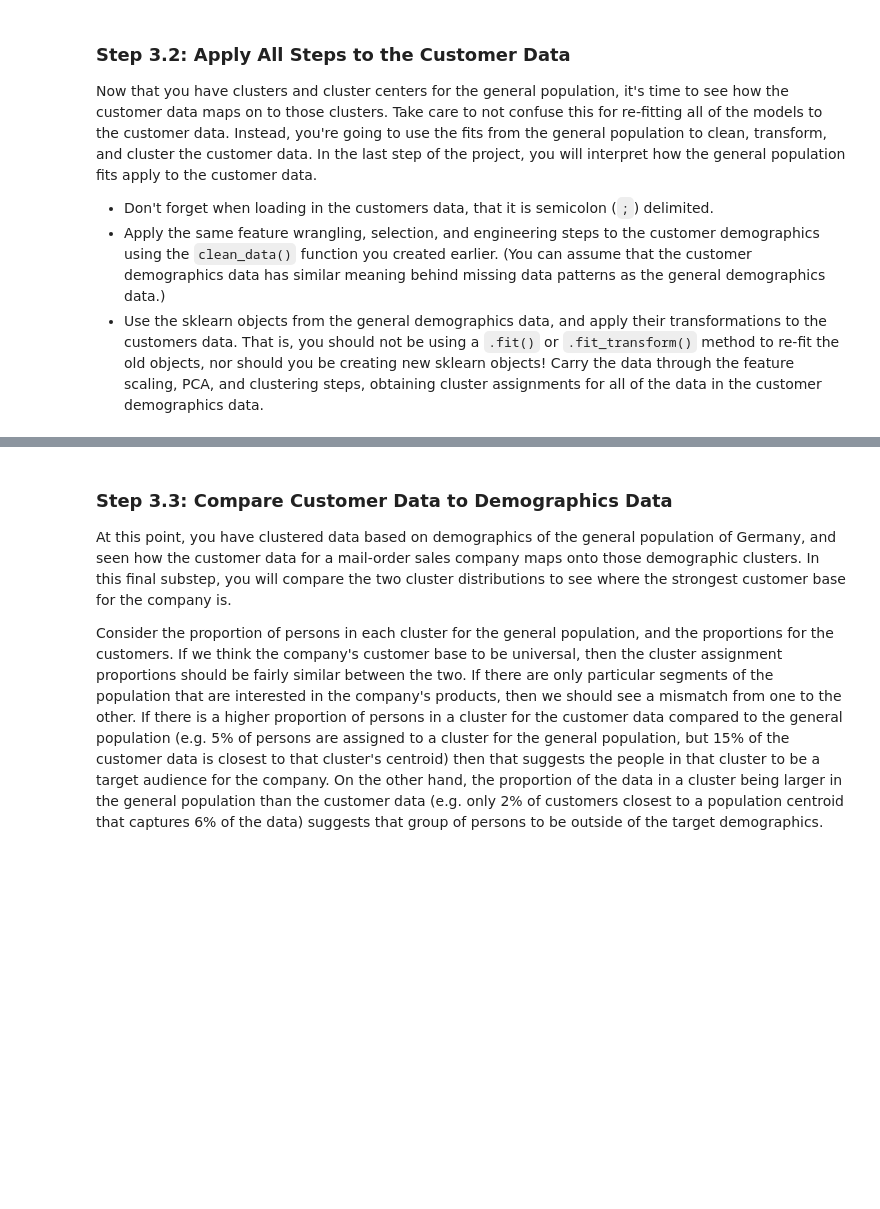
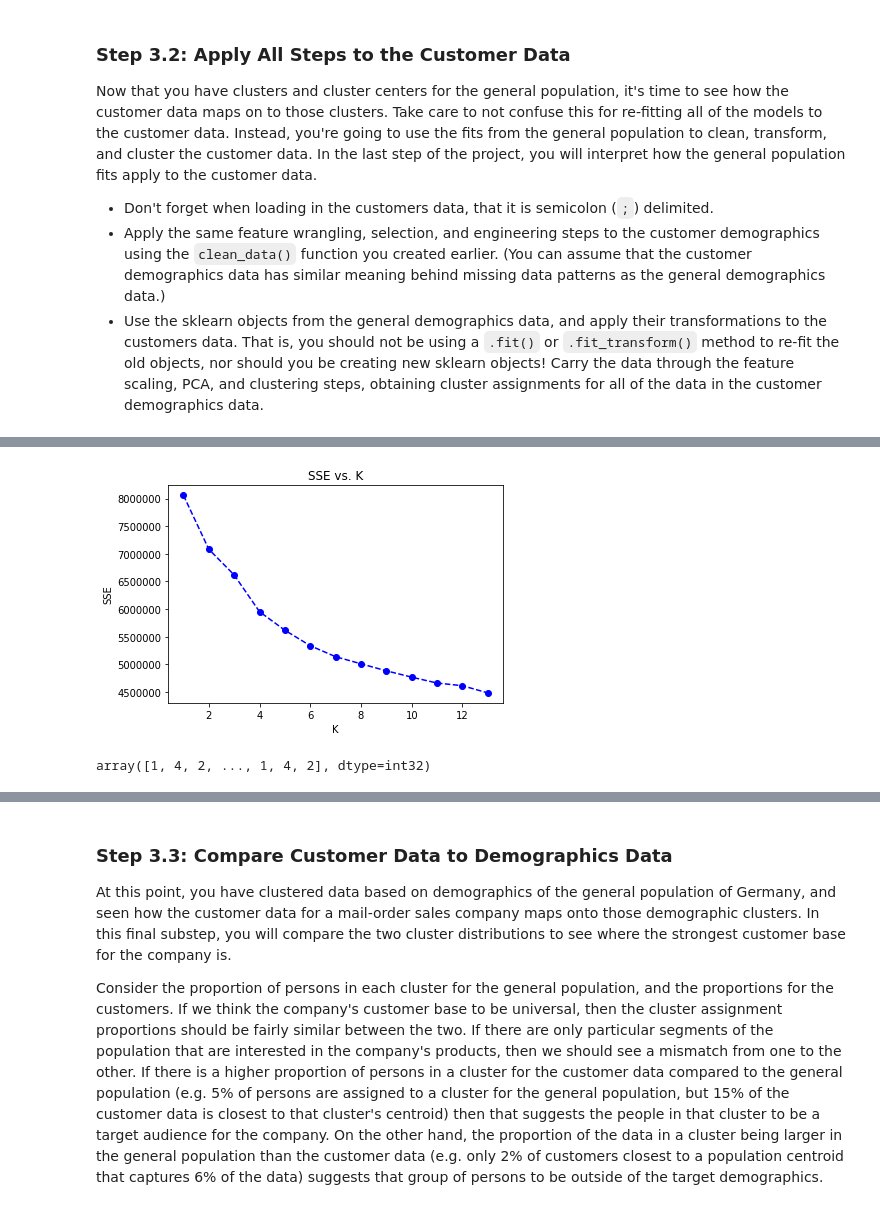
Before and after one commit to noreenwu/customer-segments, a Jupyter notebook: Identify_Customer_Segments.ipynb, the cells around one changed output, grey strips where cells are left out. Cells and saved outputs as stored; diff of their text form; code cells hidden in the pictures; blank space fills up the shorter version.

```diff
--- a/Identify_Customer_Segments.ipynb
+++ b/Identify_Customer_Segments.ipynb
@@ -1892,0 +1967,23 @@ customers =
+# %%
+# ss is StandardScaler as created above
+
+customers_df_ss = pd.DataFrame(ss.transform(customers_df_impute))
+# %%
+customers_df_ss.columns = customers_df_impute.columns
+customers_df_ss.index = customers_df_impute.index
+# %%
+customers_X_pca = pca.transform(customers_df_ss)
+# %%
+scores = []
+centers = list(range(1,14))
+
+for center in centers:
+    scores.append(get_kmeans_score(customers_X_pca, center))
+# %%
+
+plt.plot(centers, scores, linestyle='--', marker='o', color='b');
+plt.xlabel('K');
+plt.ylabel('SSE');
+plt.title('SSE vs. K');
+# %% [output]
+[figure, added]
@@ -1892,0 +1995,4 @@ customers =
+# %%
+preds
+# %% [output]
+array([1, 4, 2, ..., 1, 4, 2], dtype=int32)
```
Also changed, not shown: parts of 23 cells of this notebook, 1 other file.
